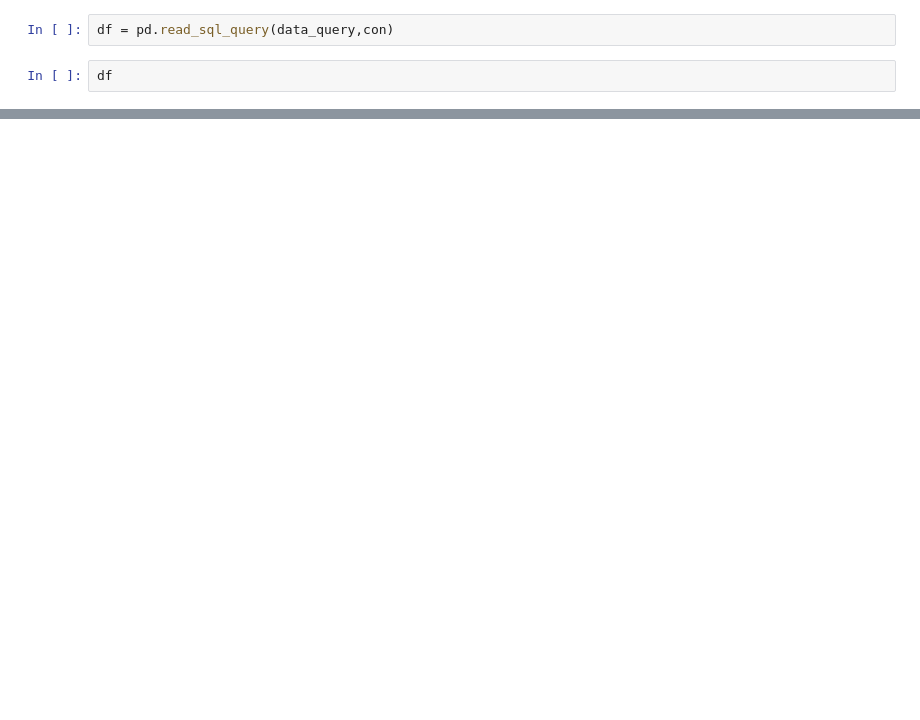
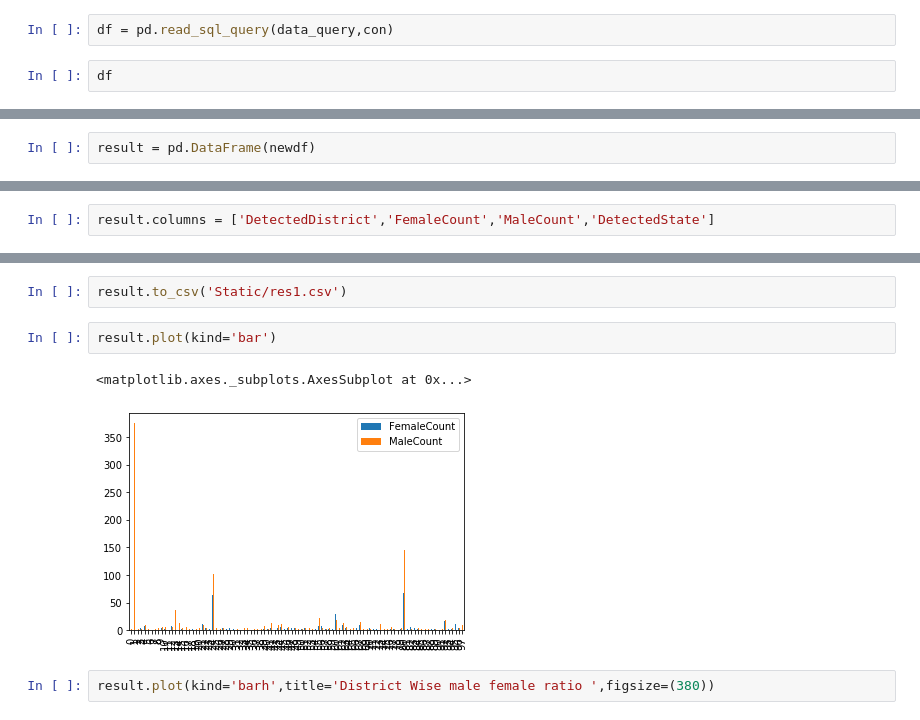
Before and after one commit to code-demon-99/cb, a Jupyter notebook: Untitled.ipynb, the cells around one changed output, grey strips where cells are left out. Cells and saved outputs as stored; diff of their text form; blank space fills up the shorter version.

```diff
--- a/Untitled.ipynb
+++ b/Untitled.ipynb
@@ -75,0 +416,2 @@ df1 = df.groupby('DetectedCity')
+# %%
+result = pd.DataFrame(newdf)
@@ -75,0 +434,2 @@ df1 = df.groupby('DetectedCity')
+# %%
+result.columns = ['DetectedDistrict','FemaleCount','MaleCount','DetectedState']
@@ -75,0 +452,9 @@ df1 = df.groupby('DetectedCity')
+# %%
+result.to_csv('Static/res1.csv')
+# %%
+result.plot(kind='bar')
+# %% [output]
+<matplotlib.axes._subplots.AxesSubplot at 0x...>
+[figure, added]
+# %%
+result.plot(kind='barh',title='District Wise male female ratio ',figsize=(380))
```
Also changed, not shown: parts of 101 cells of this notebook, 14 other files.
